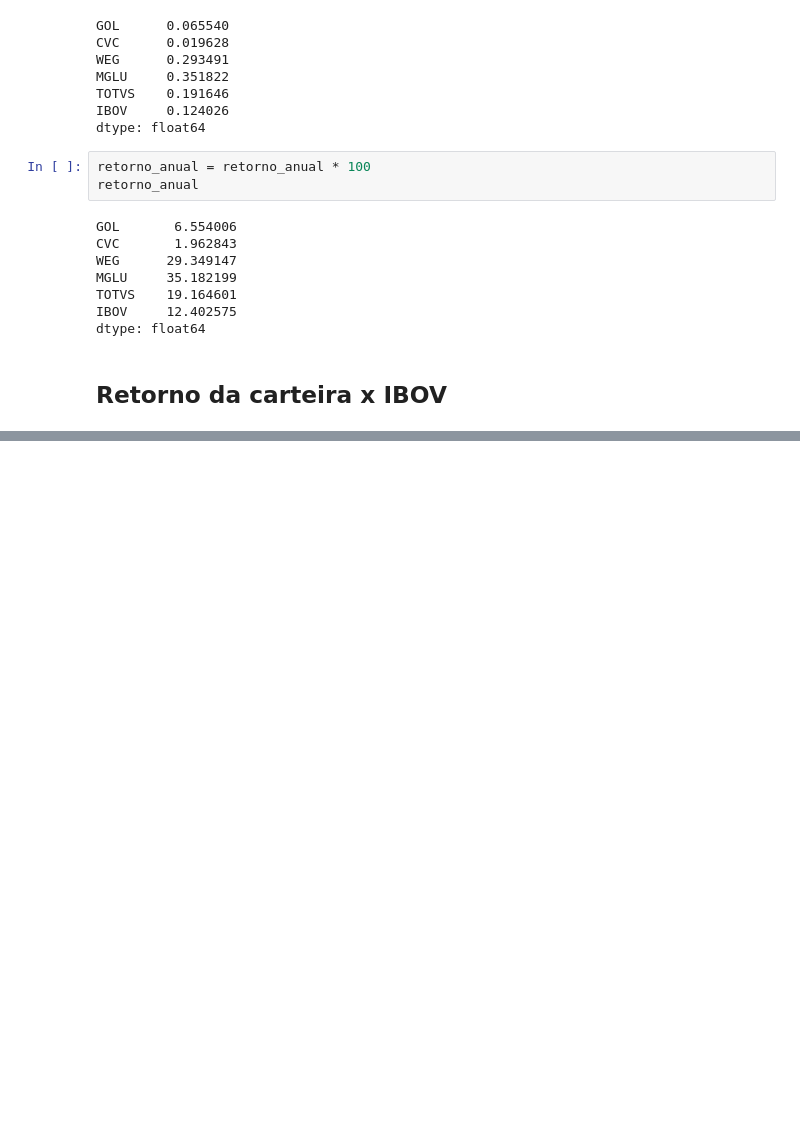
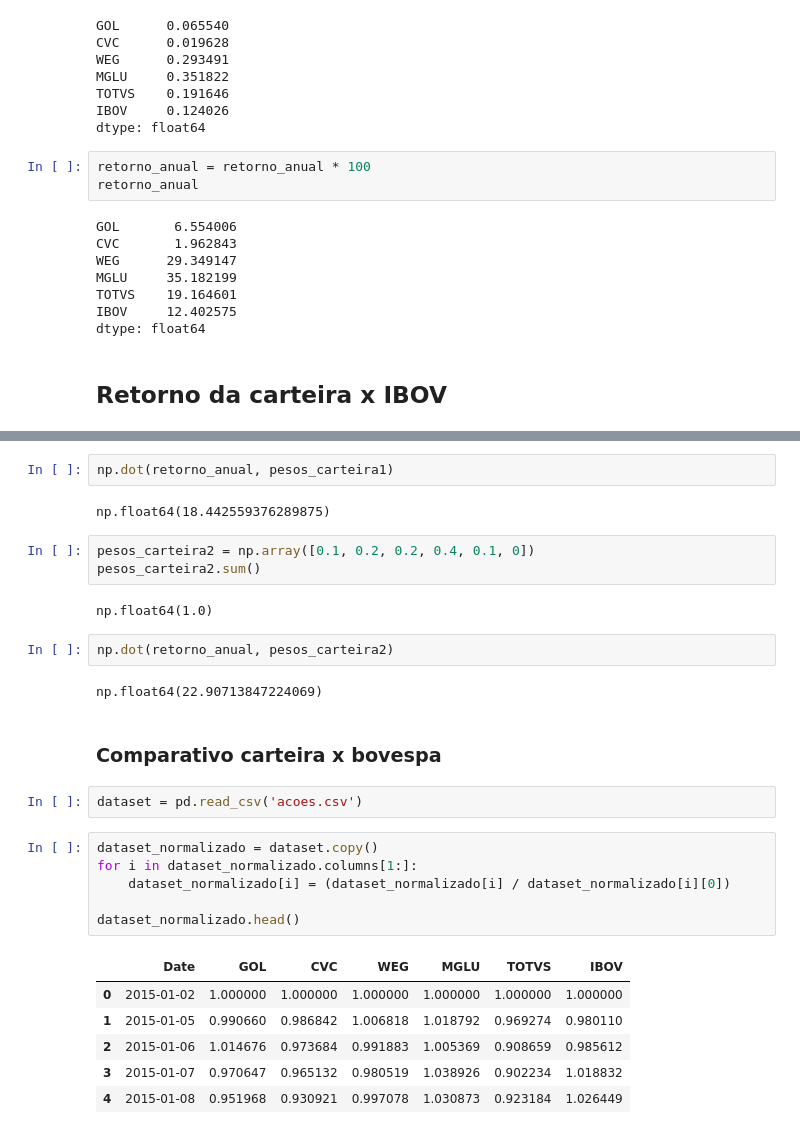
Before and after one commit to fabiolrodriguez/python_playground, a Jupyter notebook: taxa_retorno.ipynb, the cells around one changed output, grey strips where cells are left out. Cells and saved outputs as stored; diff of their text form; blank space fills up the shorter version.

```diff
--- a/taxa_retorno.ipynb
+++ b/taxa_retorno.ipynb
@@ -333,0 +343,30 @@ dtype: float64
+# %%
+np.dot(retorno_anual, pesos_carteira1)
+# %% [output]
+np.float64(18.442559376289875)
+# %%
+pesos_carteira2 = np.array([0.1, 0.2, 0.2, 0.4, 0.1, 0])
+pesos_carteira2.sum()
+# %% [output]
+np.float64(1.0)
+# %%
+np.dot(retorno_anual, pesos_carteira2)
+# %% [output]
+np.float64(22.90713847224069)
+# %% [markdown]
+### Comparativo carteira x bovespa
+# %%
+dataset = pd.read_csv('acoes.csv')
+# %%
+dataset_normalizado = dataset.copy()
+for i in dataset_normalizado.columns[1:]:
+    dataset_normalizado[i] = (dataset_normalizado[i] / dataset_normalizado[i][0])
+
+dataset_normalizado.head()
+# %% [output]
+|  | Date | GOL | CVC | WEG | MGLU | TOTVS | IBOV |
+| 0 | 2015-01-02 | 1.000000 | 1.000000 | 1.000000 | 1.000000 | 1.000000 | 1.000000 |
+| 1 | 2015-01-05 | 0.990660 | 0.986842 | 1.006818 | 1.018792 | 0.969274 | 0.980110 |
+| 2 | 2015-01-06 | 1.014676 | 0.973684 | 0.991883 | 1.005369 | 0.908659 | 0.985612 |
+| 3 | 2015-01-07 | 0.970647 | 0.965132 | 0.980519 | 1.038926 | 0.902234 | 1.018832 |
+| 4 | 2015-01-08 | 0.951968 | 0.930921 | 0.997078 | 1.030873 | 0.923184 | 1.026449 |
```
Also changed, not shown: parts of 6 cells of this notebook.
